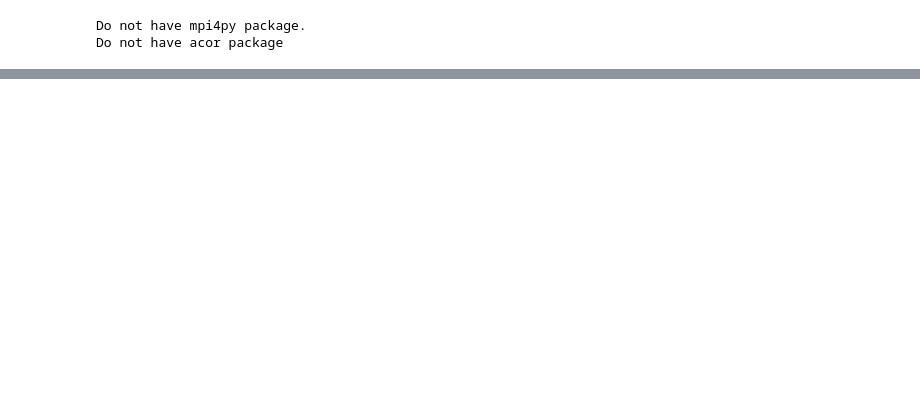
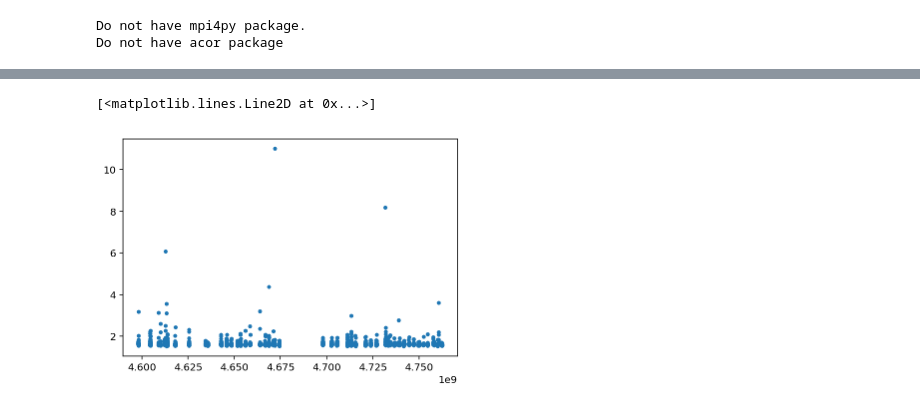
Before and after one commit to aniwl/gibbs_student_t, a Jupyter notebook: gibbs_likelihood.ipynb, the cells around one changed output, grey strips where cells are left out. Drawn from its saved outputs; the diff is of its cells as text; code cells hidden in the pictures; blank space fills up the shorter version.

```diff
--- a/gibbs_likelihood.ipynb
+++ b/gibbs_likelihood.ipynb
@@ -482,0 +802,6 @@ x + x2
+# %%
+#plt.plot(psr.toas[nout], gibbs.alphachain[100:].mean(axis=0)[nout], '.')
+plt.plot(psr.toas, gibbs.alphachain[100:].mean(axis=0), '.')
+# %% [output]
+[<matplotlib.lines.Line2D at 0x...>]
+[figure, added]
```
Also changed, not shown: parts of 31 cells of this notebook, 1 other file.
